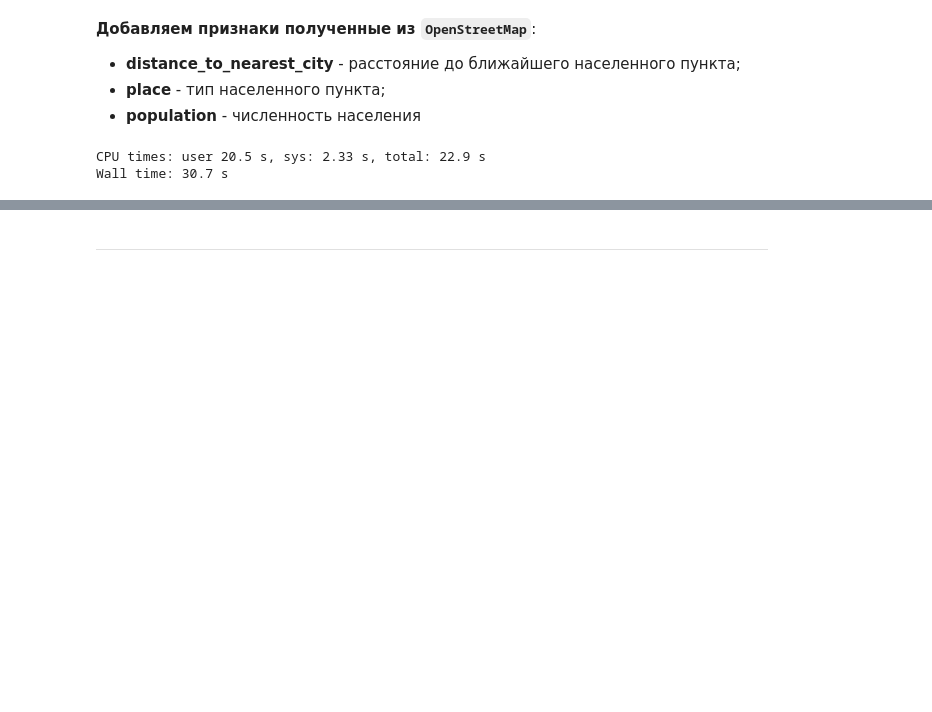
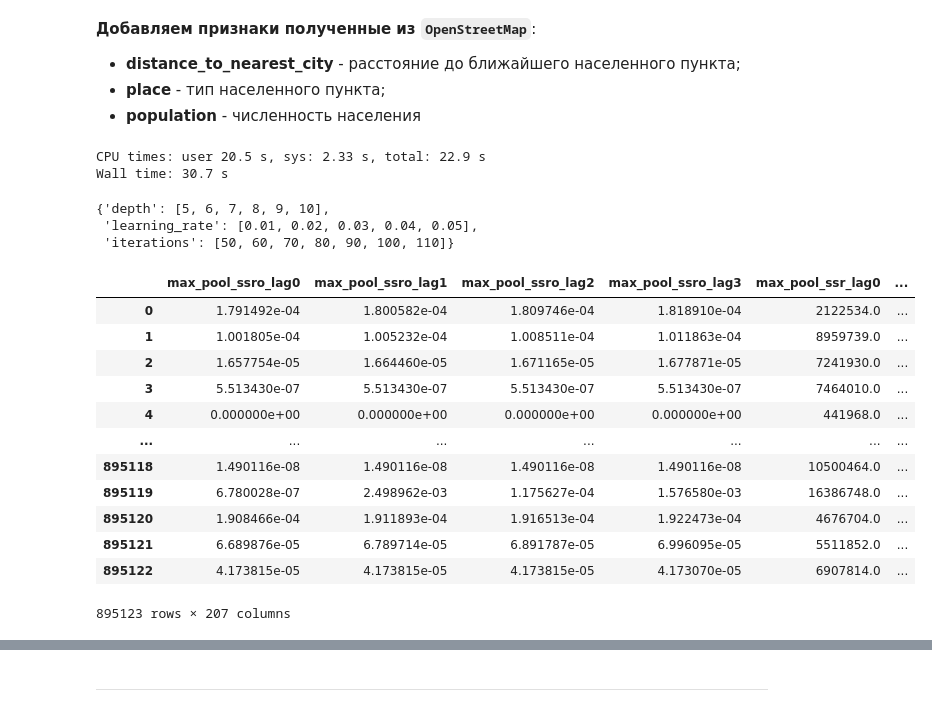
Before and after one commit to SergeyZinkovich/no_fire_with_ai_aij2021, a Jupyter notebook: Baseline.ipynb, the cells around one changed output, grey strips where cells are left out. Saved outputs shown, nothing was run; the diff lists cells and outputs as text; code cells hidden in the pictures; blank space fills up the shorter version.

```diff
--- a/Baseline.ipynb
+++ b/Baseline.ipynb
@@ -485,5 +487,5 @@ Wall time: 30.7 s
 train.to_parquet('input/prepared_train.parquet', index=False)
 val.to_parquet('input/prepared_val.parquet', index=False)
 # %%
-train = pd.read_parquet('input/prepared_train.parquet')
-val = pd.read_parquet('input/prepared_val.parquet')
+train = pd.read_parquet('da/prepared_train.parquet')
+val = pd.read_parquet('da/prepared_val.parquet')
@@ -489,0 +498,6 @@ val = pd.read_parquet('input/prepared_val.parquet')
+# %%
+parameters
+# %% [output]
+{'depth': [5, 6, 7, 8, 9, 10],
+ 'learning_rate': [0.01, 0.02, 0.03, 0.04, 0.05],
+ 'iterations': [50, 60, 70, 80, 90, 100, 110]}
@@ -489,0 +506,16 @@ val = pd.read_parquet('input/prepared_val.parquet')
+# %%
+train[FEATURES]
+# %% [output]
+|  | max_pool_ssro_lag0 | max_pool_ssro_lag1 | max_pool_ssro_lag2 | max_pool_ssro_lag3 | max_pool_ssr_lag0 | ... |
+| 0 | 1.791492e-04 | 1.800582e-04 | 1.809746e-04 | 1.818910e-04 | 2122534.0 | ... |
+| 1 | 1.001805e-04 | 1.005232e-04 | 1.008511e-04 | 1.011863e-04 | 8959739.0 | ... |
+| 2 | 1.657754e-05 | 1.664460e-05 | 1.671165e-05 | 1.677871e-05 | 7241930.0 | ... |
+| 3 | 5.513430e-07 | 5.513430e-07 | 5.513430e-07 | 5.513430e-07 | 7464010.0 | ... |
+| 4 | 0.000000e+00 | 0.000000e+00 | 0.000000e+00 | 0.000000e+00 | 441968.0 | ... |
+| ... | ... | ... | ... | ... | ... | ... |
+| 895118 | 1.490116e-08 | 1.490116e-08 | 1.490116e-08 | 1.490116e-08 | 10500464.0 | ... |
+| 895119 | 6.780028e-07 | 2.498962e-03 | 1.175627e-04 | 1.576580e-03 | 16386748.0 | ... |
+| 895120 | 1.908466e-04 | 1.911893e-04 | 1.916513e-04 | 1.922473e-04 | 4676704.0 | ... |
+| 895121 | 6.689876e-05 | 6.789714e-05 | 6.891787e-05 | 6.996095e-05 | 5511852.0 | ... |
+| 895122 | 4.173815e-05 | 4.173815e-05 | 4.173815e-05 | 4.173070e-05 | 6907814.0 | ... |
+895123 rows × 207 columns
```
Also changed, not shown: parts of 4 cells of this notebook.
